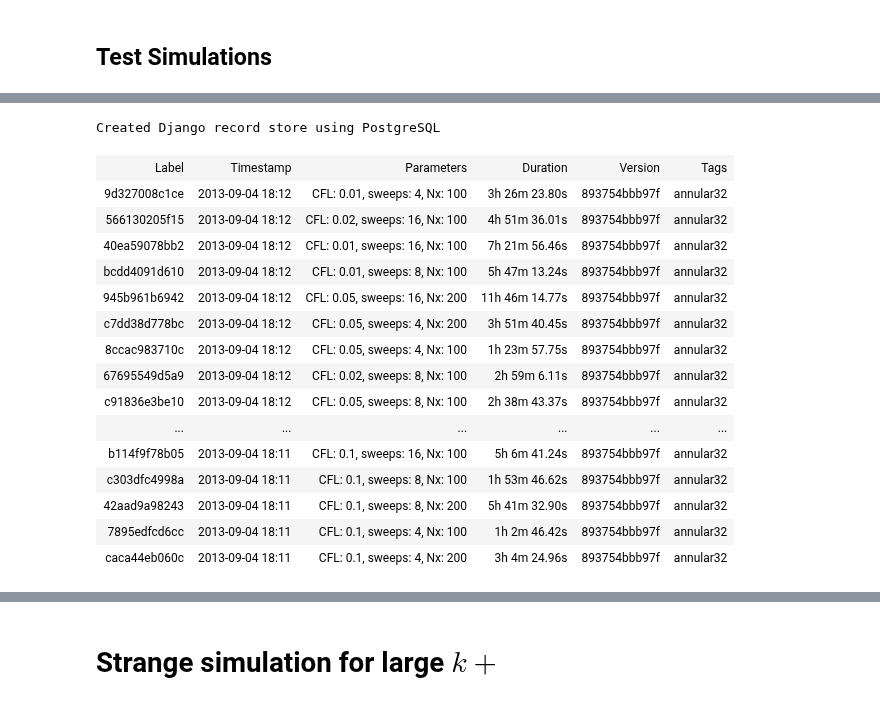
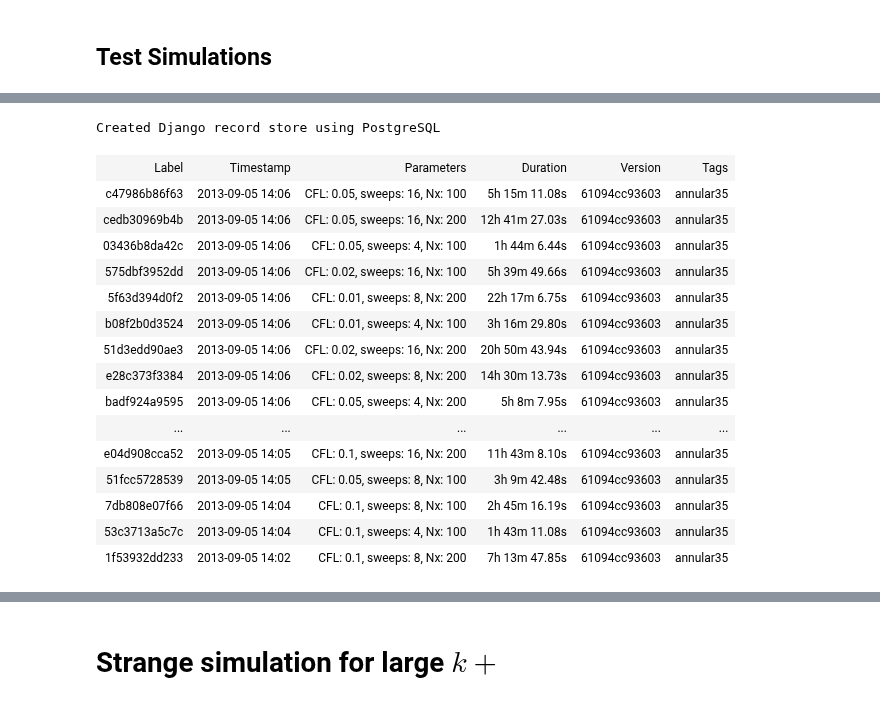
Before and after one commit to wd15/extremefill2D, a Jupyter notebook: annular7.ipynb, the cells around one changed output, grey strips where cells are left out. Cells and saved outputs as stored; diff of their text form; code cells hidden in the pictures.

```diff
--- a/annular7.ipynb
+++ b/annular7.ipynb
@@ -163,26 +185,26 @@ Wed Sep  4 18:11:45 EDT 2013
 # %%
 %load_ext autoreload
 %autoreload 2
 from tools import getSMTRecords, smt_ipy_table
 records = getSMTRecords()
-annular32Records = getSMTRecords(records=records, tags=['annular32'])
+annular35Records = getSMTRecords(records=records, tags=['annular35'])
 
-smt_ipy_table(annular32Records, fields=['label', 'timestamp', 'parameters', 'duration', 'version', 'tags'], parameters=['CFL', 'sweeps', 'Nx'])
+smt_ipy_table(annular35Records, fields=['label', 'timestamp', 'parameters', 'duration', 'version', 'tags'], parameters=['CFL', 'sweeps', 'Nx'])
 # %% [output]
 Created Django record store using PostgreSQL
 | Label | Timestamp | Parameters | Duration | Version | Tags |
-| 9d327008c1ce | 2013-09-04 18:12 | CFL: 0.01, sweeps: 4, Nx: 100 | 3h 26m 23.80s | 893754bbb97f | annular32 |
-| 566130205f15 | 2013-09-04 18:12 | CFL: 0.02, sweeps: 16, Nx: 100 | 4h 51m 36.01s | 893754bbb97f | annular32 |
-| 40ea59078bb2 | 2013-09-04 18:12 | CFL: 0.01, sweeps: 16, Nx: 100 | 7h 21m 56.46s | 893754bbb97f | annular32 |
-| bcdd4091d610 | 2013-09-04 18:12 | CFL: 0.01, sweeps: 8, Nx: 100 | 5h 47m 13.24s | 893754bbb97f | annular32 |
-| 945b961b6942 | 2013-09-04 18:12 | CFL: 0.05, sweeps: 16, Nx: 200 | 11h 46m 14.77s | 893754bbb97f | annular32 |
-| c7dd38d778bc | 2013-09-04 18:12 | CFL: 0.05, sweeps: 4, Nx: 200 | 3h 51m 40.45s | 893754bbb97f | annular32 |
-| 8ccac983710c | 2013-09-04 18:12 | CFL: 0.05, sweeps: 4, Nx: 100 | 1h 23m 57.75s | 893754bbb97f | annular32 |
-| 67695549d5a9 | 2013-09-04 18:12 | CFL: 0.02, sweeps: 8, Nx: 100 | 2h 59m 6.11s | 893754bbb97f | annular32 |
-| c91836e3be10 | 2013-09-04 18:12 | CFL: 0.05, sweeps: 8, Nx: 100 | 2h 38m 43.37s | 893754bbb97f | annular32 |
+| c47986b86f63 | 2013-09-05 14:06 | CFL: 0.05, sweeps: 16, Nx: 100 | 5h 15m 11.08s | 61094cc93603 | annular35 |
+| cedb30969b4b | 2013-09-05 14:06 | CFL: 0.05, sweeps: 16, Nx: 200 | 12h 41m 27.03s | 61094cc93603 | annular35 |
+| 03436b8da42c | 2013-09-05 14:06 | CFL: 0.05, sweeps: 4, Nx: 100 | 1h 44m 6.44s | 61094cc93603 | annular35 |
+| 575dbf3952dd | 2013-09-05 14:06 | CFL: 0.02, sweeps: 16, Nx: 100 | 5h 39m 49.66s | 61094cc93603 | annular35 |
+| 5f63d394d0f2 | 2013-09-05 14:06 | CFL: 0.01, sweeps: 8, Nx: 200 | 22h 17m 6.75s | 61094cc93603 | annular35 |
+| b08f2b0d3524 | 2013-09-05 14:06 | CFL: 0.01, sweeps: 4, Nx: 100 | 3h 16m 29.80s | 61094cc93603 | annular35 |
+| 51d3edd90ae3 | 2013-09-05 14:06 | CFL: 0.02, sweeps: 16, Nx: 200 | 20h 50m 43.94s | 61094cc93603 | annular35 |
+| e28c373f3384 | 2013-09-05 14:06 | CFL: 0.02, sweeps: 8, Nx: 200 | 14h 30m 13.73s | 61094cc93603 | annular35 |
+| badf924a9595 | 2013-09-05 14:06 | CFL: 0.05, sweeps: 4, Nx: 200 | 5h 8m 7.95s | 61094cc93603 | annular35 |
 | ... | ... | ... | ... | ... | ... |
-| b114f9f78b05 | 2013-09-04 18:11 | CFL: 0.1, sweeps: 16, Nx: 100 | 5h 6m 41.24s | 893754bbb97f | annular32 |
-| c303dfc4998a | 2013-09-04 18:11 | CFL: 0.1, sweeps: 8, Nx: 100 | 1h 53m 46.62s | 893754bbb97f | annular32 |
-| 42aad9a98243 | 2013-09-04 18:11 | CFL: 0.1, sweeps: 8, Nx: 200 | 5h 41m 32.90s | 893754bbb97f | annular32 |
-| 7895edfcd6cc | 2013-09-04 18:11 | CFL: 0.1, sweeps: 4, Nx: 100 | 1h 2m 46.42s | 893754bbb97f | annular32 |
-| caca44eb060c | 2013-09-04 18:11 | CFL: 0.1, sweeps: 4, Nx: 200 | 3h 4m 24.96s | 893754bbb97f | annular32 |
+| e04d908cca52 | 2013-09-05 14:05 | CFL: 0.1, sweeps: 16, Nx: 200 | 11h 43m 8.10s | 61094cc93603 | annular35 |
+| 51fcc5728539 | 2013-09-05 14:05 | CFL: 0.05, sweeps: 8, Nx: 100 | 3h 9m 42.48s | 61094cc93603 | annular35 |
+| 7db808e07f66 | 2013-09-05 14:04 | CFL: 0.1, sweeps: 8, Nx: 100 | 2h 45m 16.19s | 61094cc93603 | annular35 |
+| 53c3713a5c7c | 2013-09-05 14:04 | CFL: 0.1, sweeps: 4, Nx: 100 | 1h 43m 11.08s | 61094cc93603 | annular35 |
+| 1f53932dd233 | 2013-09-05 14:02 | CFL: 0.1, sweeps: 8, Nx: 200 | 7h 13m 47.85s | 61094cc93603 | annular35 |
```
Also changed, not shown: parts of 15 cells of this notebook.
